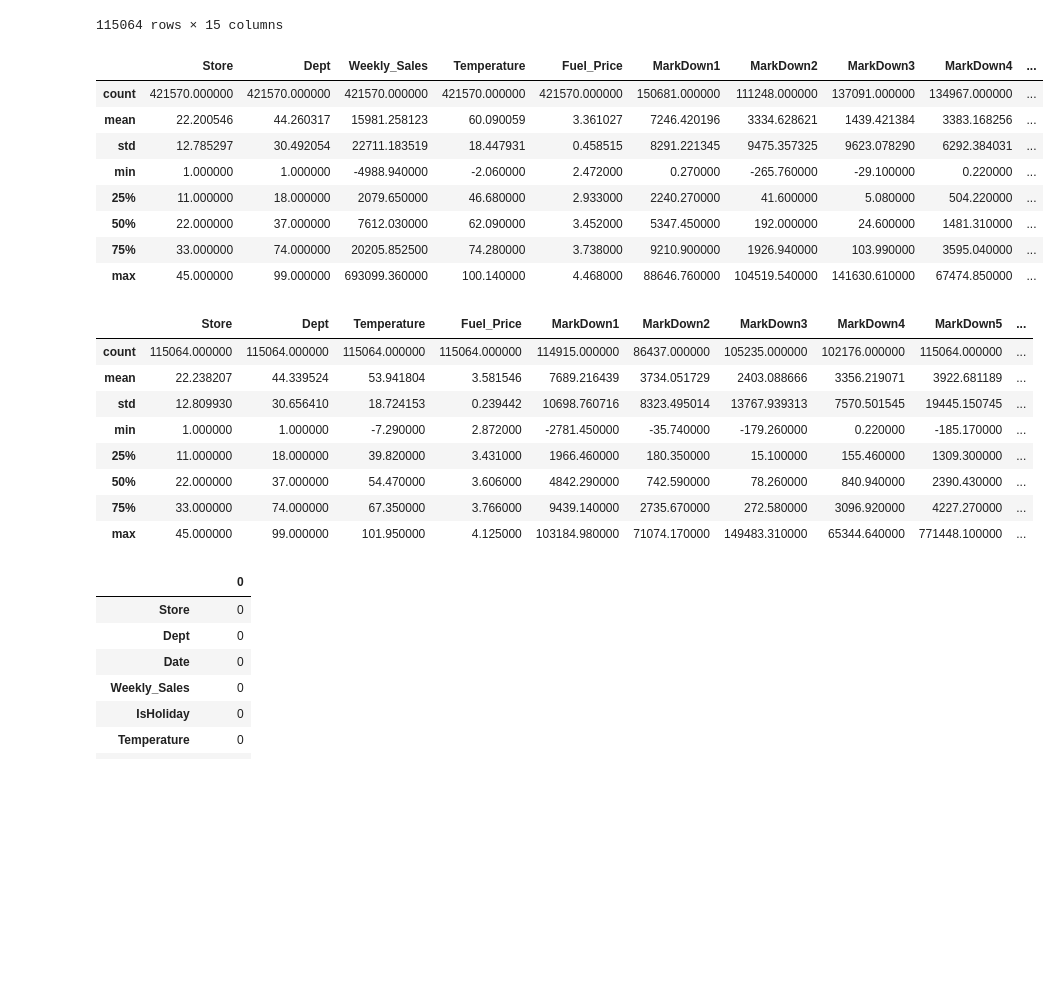
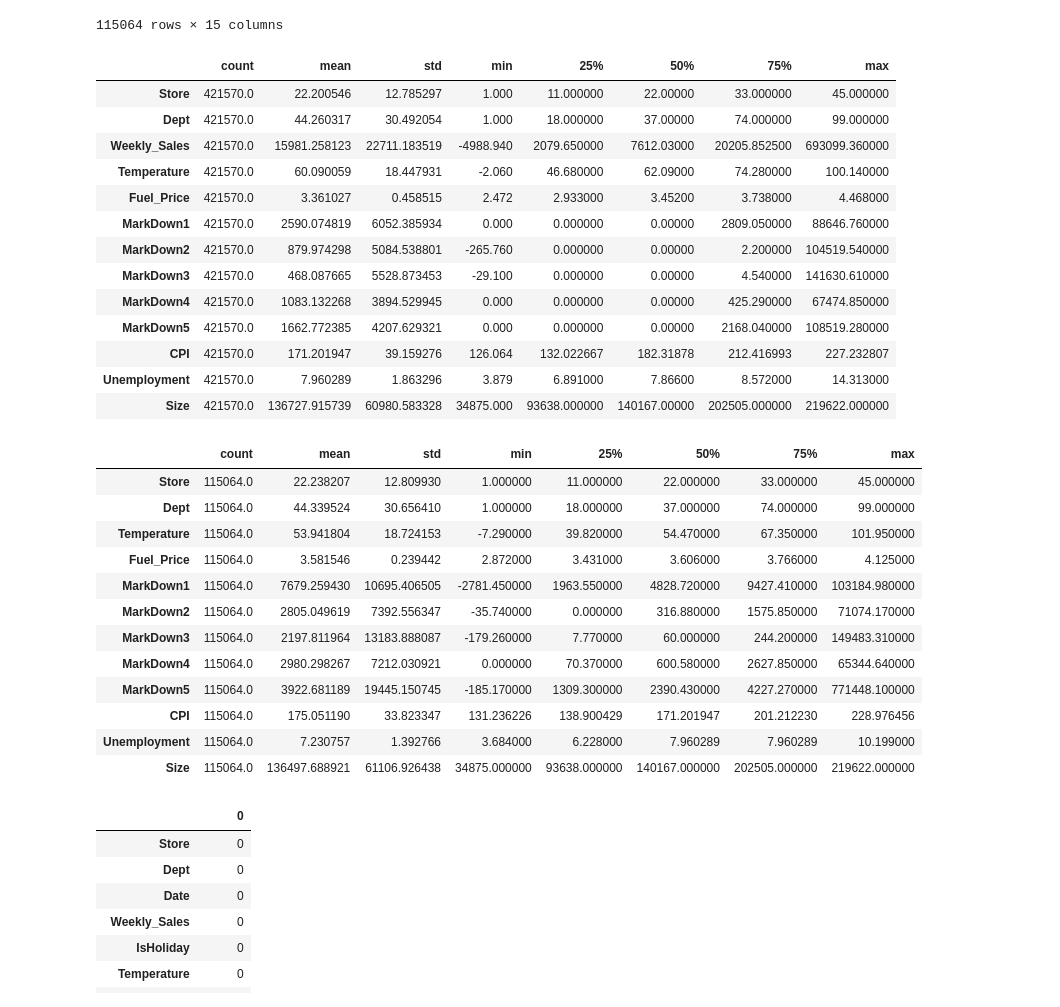
Before and after one commit to Imran1hp/Walmart_sales_prediction, a Jupyter notebook: Walmart_Sales_Prediction.ipynb, the cells around one changed output. Saved outputs shown, nothing was run; the diff lists cells and outputs as text; code cells hidden in the pictures; blank space fills up the shorter version.

```diff
--- a/Walmart_Sales_Prediction.ipynb
+++ b/Walmart_Sales_Prediction.ipynb
@@ -199,29 +199,38 @@ merged_test_df
 | 115063 | 45 | 98 | 2013-07-26 | False | 76.06 | 3.804 | 212.02 | 851.73 | 2.06 | ... |
 115064 rows × 15 columns
 # %%
-merged_df.describe()
+merged_df.describe().transpose()
 # %% [output]
-|  | Store | Dept | Weekly_Sales | Temperature | Fuel_Price | MarkDown1 | MarkDown2 | MarkDown3 | MarkDown4 | ... |
-| count | 421570.000000 | 421570.000000 | 421570.000000 | 421570.000000 | 421570.000000 | 150681.000000 | 111248.000000 | 137091.000000 | 134967.000000 | ... |
-| mean | 22.200546 | 44.260317 | 15981.258123 | 60.090059 | 3.361027 | 7246.420196 | 3334.628621 | 1439.421384 | 3383.168256 | ... |
-| std | 12.785297 | 30.492054 | 22711.183519 | 18.447931 | 0.458515 | 8291.221345 | 9475.357325 | 9623.078290 | 6292.384031 | ... |
-| min | 1.000000 | 1.000000 | -4988.940000 | -2.060000 | 2.472000 | 0.270000 | -265.760000 | -29.100000 | 0.220000 | ... |
-| 25% | 11.000000 | 18.000000 | 2079.650000 | 46.680000 | 2.933000 | 2240.270000 | 41.600000 | 5.080000 | 504.220000 | ... |
-| 50% | 22.000000 | 37.000000 | 7612.030000 | 62.090000 | 3.452000 | 5347.450000 | 192.000000 | 24.600000 | 1481.310000 | ... |
-| 75% | 33.000000 | 74.000000 | 20205.852500 | 74.280000 | 3.738000 | 9210.900000 | 1926.940000 | 103.990000 | 3595.040000 | ... |
-| max | 45.000000 | 99.000000 | 693099.360000 | 100.140000 | 4.468000 | 88646.760000 | 104519.540000 | 141630.610000 | 67474.850000 | ... |
+|  | count | mean | std | min | 25% | 50% | 75% | max |
+| Store | 421570.0 | 22.200546 | 12.785297 | 1.000 | 11.000000 | 22.00000 | 33.000000 | 45.000000 |
+| Dept | 421570.0 | 44.260317 | 30.492054 | 1.000 | 18.000000 | 37.00000 | 74.000000 | 99.000000 |
+| Weekly_Sales | 421570.0 | 15981.258123 | 22711.183519 | -4988.940 | 2079.650000 | 7612.03000 | 20205.852500 | 693099.360000 |
+| Temperature | 421570.0 | 60.090059 | 18.447931 | -2.060 | 46.680000 | 62.09000 | 74.280000 | 100.140000 |
+| Fuel_Price | 421570.0 | 3.361027 | 0.458515 | 2.472 | 2.933000 | 3.45200 | 3.738000 | 4.468000 |
+| MarkDown1 | 421570.0 | 2590.074819 | 6052.385934 | 0.000 | 0.000000 | 0.00000 | 2809.050000 | 88646.760000 |
+| MarkDown2 | 421570.0 | 879.974298 | 5084.538801 | -265.760 | 0.000000 | 0.00000 | 2.200000 | 104519.540000 |
+| MarkDown3 | 421570.0 | 468.087665 | 5528.873453 | -29.100 | 0.000000 | 0.00000 | 4.540000 | 141630.610000 |
+| MarkDown4 | 421570.0 | 1083.132268 | 3894.529945 | 0.000 | 0.000000 | 0.00000 | 425.290000 | 67474.850000 |
+| MarkDown5 | 421570.0 | 1662.772385 | 4207.629321 | 0.000 | 0.000000 | 0.00000 | 2168.040000 | 108519.280000 |
+| CPI | 421570.0 | 171.201947 | 39.159276 | 126.064 | 132.022667 | 182.31878 | 212.416993 | 227.232807 |
+| Unemployment | 421570.0 | 7.960289 | 1.863296 | 3.879 | 6.891000 | 7.86600 | 8.572000 | 14.313000 |
+| Size | 421570.0 | 136727.915739 | 60980.583328 | 34875.000 | 93638.000000 | 140167.00000 | 202505.000000 | 219622.000000 |
 # %%
-merged_test_df.describe()
+merged_test_df.describe().transpose()
 # %% [output]
-|  | Store | Dept | Temperature | Fuel_Price | MarkDown1 | MarkDown2 | MarkDown3 | MarkDown4 | MarkDown5 | ... |
-| count | 115064.000000 | 115064.000000 | 115064.000000 | 115064.000000 | 114915.000000 | 86437.000000 | 105235.000000 | 102176.000000 | 115064.000000 | ... |
-| mean | 22.238207 | 44.339524 | 53.941804 | 3.581546 | 7689.216439 | 3734.051729 | 2403.088666 | 3356.219071 | 3922.681189 | ... |
-| std | 12.809930 | 30.656410 | 18.724153 | 0.239442 | 10698.760716 | 8323.495014 | 13767.939313 | 7570.501545 | 19445.150745 | ... |
-| min | 1.000000 | 1.000000 | -7.290000 | 2.872000 | -2781.450000 | -35.740000 | -179.260000 | 0.220000 | -185.170000 | ... |
-| 25% | 11.000000 | 18.000000 | 39.820000 | 3.431000 | 1966.460000 | 180.350000 | 15.100000 | 155.460000 | 1309.300000 | ... |
-| 50% | 22.000000 | 37.000000 | 54.470000 | 3.606000 | 4842.290000 | 742.590000 | 78.260000 | 840.940000 | 2390.430000 | ... |
-| 75% | 33.000000 | 74.000000 | 67.350000 | 3.766000 | 9439.140000 | 2735.670000 | 272.580000 | 3096.920000 | 4227.270000 | ... |
-| max | 45.000000 | 99.000000 | 101.950000 | 4.125000 | 103184.980000 | 71074.170000 | 149483.310000 | 65344.640000 | 771448.100000 | ... |
+|  | count | mean | std | min | 25% | 50% | 75% | max |
+| Store | 115064.0 | 22.238207 | 12.809930 | 1.000000 | 11.000000 | 22.000000 | 33.000000 | 45.000000 |
+| Dept | 115064.0 | 44.339524 | 30.656410 | 1.000000 | 18.000000 | 37.000000 | 74.000000 | 99.000000 |
+| Temperature | 115064.0 | 53.941804 | 18.724153 | -7.290000 | 39.820000 | 54.470000 | 67.350000 | 101.950000 |
+| Fuel_Price | 115064.0 | 3.581546 | 0.239442 | 2.872000 | 3.431000 | 3.606000 | 3.766000 | 4.125000 |
+| MarkDown1 | 115064.0 | 7679.259430 | 10695.406505 | -2781.450000 | 1963.550000 | 4828.720000 | 9427.410000 | 103184.980000 |
+| MarkDown2 | 115064.0 | 2805.049619 | 7392.556347 | -35.740000 | 0.000000 | 316.880000 | 1575.850000 | 71074.170000 |
+| MarkDown3 | 115064.0 | 2197.811964 | 13183.888087 | -179.260000 | 7.770000 | 60.000000 | 244.200000 | 149483.310000 |
+| MarkDown4 | 115064.0 | 2980.298267 | 7212.030921 | 0.000000 | 70.370000 | 600.580000 | 2627.850000 | 65344.640000 |
+| MarkDown5 | 115064.0 | 3922.681189 | 19445.150745 | -185.170000 | 1309.300000 | 2390.430000 | 4227.270000 | 771448.100000 |
+| CPI | 115064.0 | 175.051190 | 33.823347 | 131.236226 | 138.900429 | 171.201947 | 201.212230 | 228.976456 |
+| Unemployment | 115064.0 | 7.230757 | 1.392766 | 3.684000 | 6.228000 | 7.960289 | 7.960289 | 10.199000 |
+| Size | 115064.0 | 136497.688921 | 61106.926438 | 34875.000000 | 93638.000000 | 140167.000000 | 202505.000000 | 219622.000000 |
 # %%
 merged_df.isna().sum()
 # %% [output]
```
Also changed, not shown: parts of 7 cells of this notebook.
